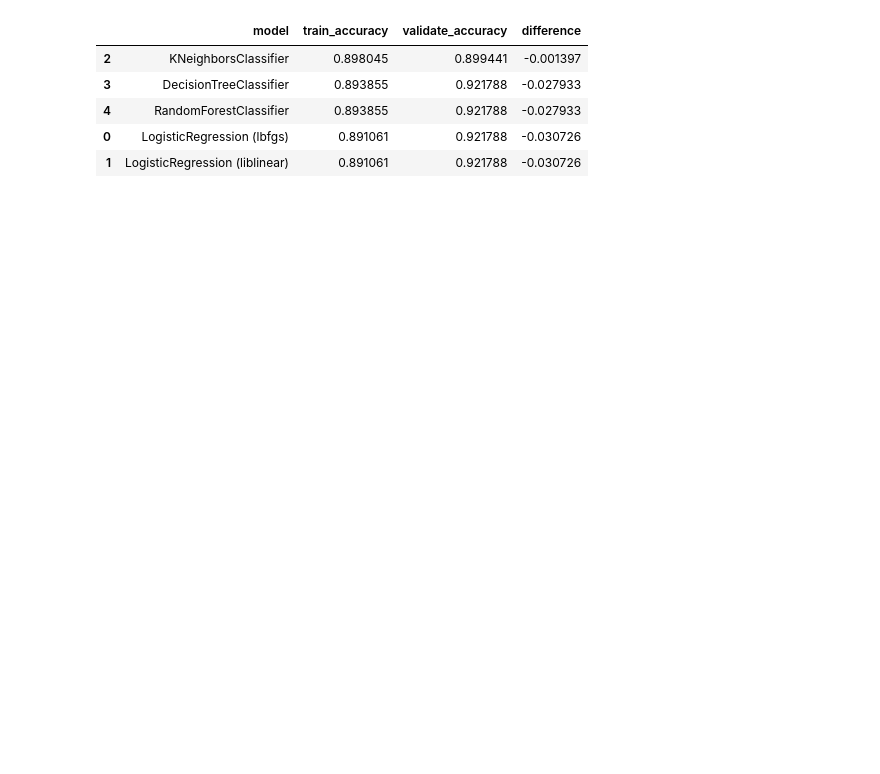
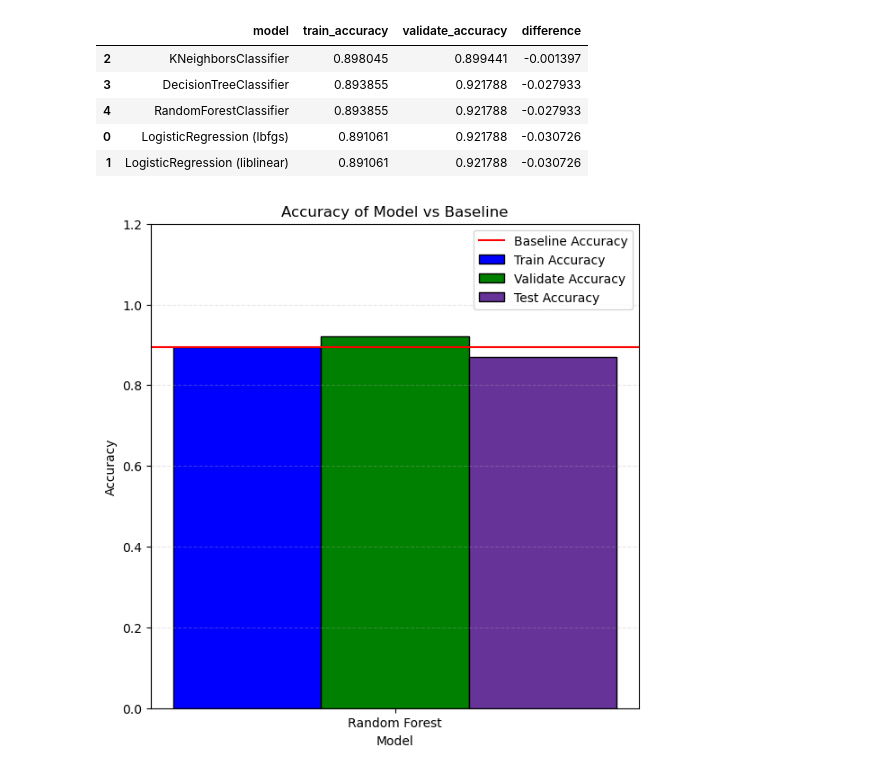
Before and after one commit to Andy-Jensen/board-game-project, a Jupyter notebook: final-report.ipynb, the cells around one changed output. Drawn from its saved outputs; the diff is of its cells as text; code cells hidden in the pictures; blank space fills up the shorter version.

```diff
--- a/final-report.ipynb
+++ b/final-report.ipynb
@@ -220,3 +229,7 @@ mod.models(train, val)
 | 4 | RandomForestClassifier | 0.893855 | 0.921788 | -0.027933 |
 | 0 | LogisticRegression (lbfgs) | 0.891061 | 0.921788 | -0.030726 |
 | 1 | LogisticRegression (liblinear) | 0.891061 | 0.921788 | -0.030726 |
+# %%
+mod.modeling_viz(train,val,test)
+# %% [output]
+[figure, added]
```
Also changed, not shown: parts of 7 cells of this notebook, 2 other files.
